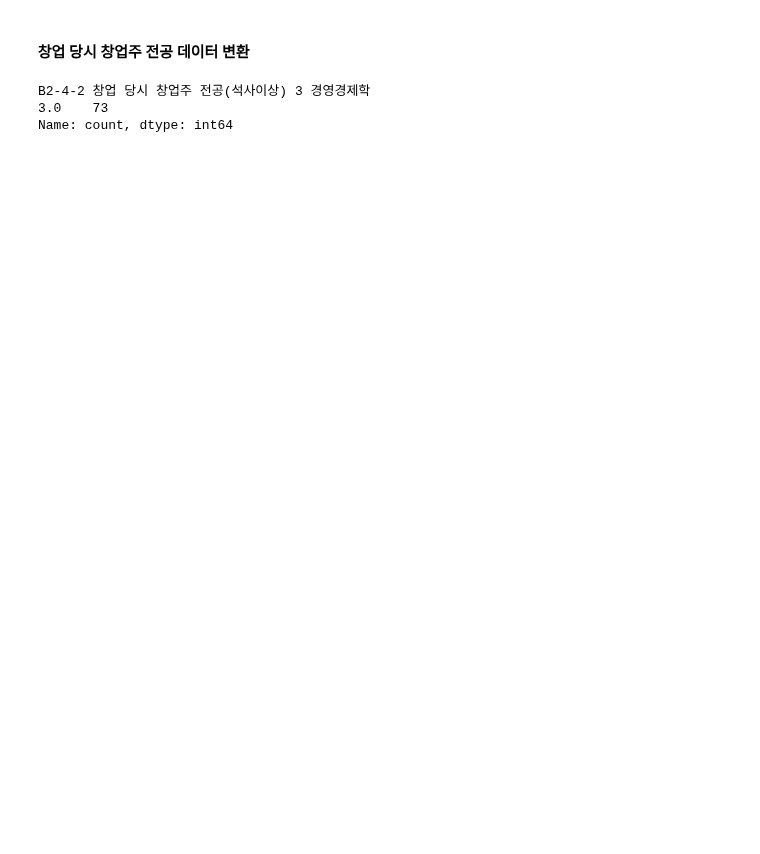
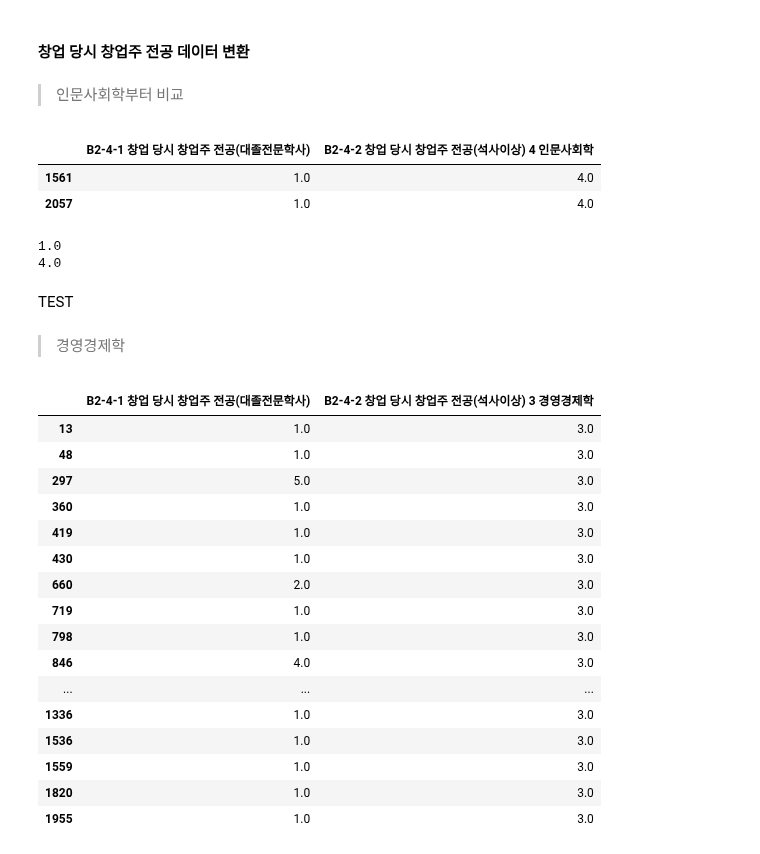
Before and after one commit to shoni0325/Project_1, a Jupyter notebook: code/2018data.ipynb, the cells around one changed output. Cells and saved outputs as stored; diff of their text form; code cells hidden in the pictures; blank space fills up the shorter version.

```diff
--- a/code/2018data.ipynb
+++ b/code/2018data.ipynb
@@ -53,5 +53,5 @@ df2016.drop(columns=columns_to_drop, inplace=True)
 # %%
 # 컬럼 삭제
 columns_to_drop = [col for col in df2016.columns if '협력유형' in col]
-df2016.drop(columns=columns_to_drop, inplace=True)
+df2018.drop(columns=columns_to_drop, inplace=True)
 # %%
@@ -81,9 +81,14 @@ Index(['가중', '[쿼터] 지역', '[쿼터] 업종', '[쿼터] 규모', 'A1-4
       dtype='object')
 # %% [markdown]
 #### 창업 당시 창업주 전공 데이터 변환
+# %%
+# 확인
+pd.set_option('display.max_rows', None)
+df2018[['B2-4-1 창업 당시 창업주 전공(대졸전문학사)', 'B2-4-1 창업 당시 창업주 전공(대졸전문학사)(기타내용)',
+       'B2-4-2 창업 당시 창업주 전공(석사이상) 1 공학', 'B2-4-2 창업 당시 창업주 전공(석사이상) 2 자연과학',
+       'B2-4-2 창업 당시 창업주 전공(석사이상) 3 경영경제학',
+       'B2-4-2 창업 당시 창업주 전공(석사이상) 4 인문사회학', 'B2-4-2 창업 당시 창업주 전공(석사이상) 5 기타']]
+# %% [markdown]
+> 인문사회학부터 비교
 # %%
-df2016['B2-4-2 창업 당시 창업주 전공(석사이상) 3 경영경제학'].value_counts()
+S = df2018[df2018['B2-4-2 창업 당시 창업주 전공(석사이상) 4 인문사회학'] == 4.0]
-# %% [output]
-B2-4-2 창업 당시 창업주 전공(석사이상) 3 경영경제학
-3.0    73
-Name: count, dtype: int64
@@ -91,0 +97,16 @@ df2016['전공']
+# %%
+D[['B2-4-1 창업 당시 창업주 전공(대졸전문학사)', 'B2-4-2 창업 당시 창업주 전공(석사이상) 4 인문사회학']]
+# %% [output]
+|  | B2-4-1 창업 당시 창업주 전공(대졸전문학사) | B2-4-2 창업 당시 창업주 전공(석사이상) 4 인문사회학 |
+| 1561 | 1.0 | 4.0 |
+| 2057 | 1.0 | 4.0 |
+# %%
+print(df2018['B2-4-1 창업 당시 창업주 전공(대졸전문학사)'][2057])
+print(df2018['B2-4-2 창업 당시 창업주 전공(석사이상) 4 인문사회학'][2057])
+# %% [output]
+1.0
+4.0
+# %%
+df2018.at[1561, 'B2-4-1 창업 당시 창업주 전공(대졸전문학사)'] = 4.0
+# %% [markdown]
+TEST
@@ -91,0 +118,26 @@ df2016['전공']
+# %%
+df2018_1 = df2018.copy()
+# %% [markdown]
+>경영경제학
+# %%
+S = df2018_1[df2018_1['B2-4-2 창업 당시 창업주 전공(석사이상) 3 경영경제학'] == 3.0]
+D = S[S['B2-4-1 창업 당시 창업주 전공(대졸전문학사)'] != S['B2-4-2 창업 당시 창업주 전공(석사이상) 3 경영경제학']]
+D[['B2-4-1 창업 당시 창업주 전공(대졸전문학사)', 'B2-4-2 창업 당시 창업주 전공(석사이상) 3 경영경제학']]
+# %% [output]
+|  | B2-4-1 창업 당시 창업주 전공(대졸전문학사) | B2-4-2 창업 당시 창업주 전공(석사이상) 3 경영경제학 |
+| 13 | 1.0 | 3.0 |
+| 48 | 1.0 | 3.0 |
+| 297 | 5.0 | 3.0 |
+| 360 | 1.0 | 3.0 |
+| 419 | 1.0 | 3.0 |
+| 430 | 1.0 | 3.0 |
+| 660 | 2.0 | 3.0 |
+| 719 | 1.0 | 3.0 |
+| 798 | 1.0 | 3.0 |
+| 846 | 4.0 | 3.0 |
+| ... | ... | ... |
+| 1336 | 1.0 | 3.0 |
+| 1536 | 1.0 | 3.0 |
+| 1559 | 1.0 | 3.0 |
+| 1820 | 1.0 | 3.0 |
+| 1955 | 1.0 | 3.0 |
```
Also changed, not shown: parts of 17 cells of this notebook, 1 other file.
